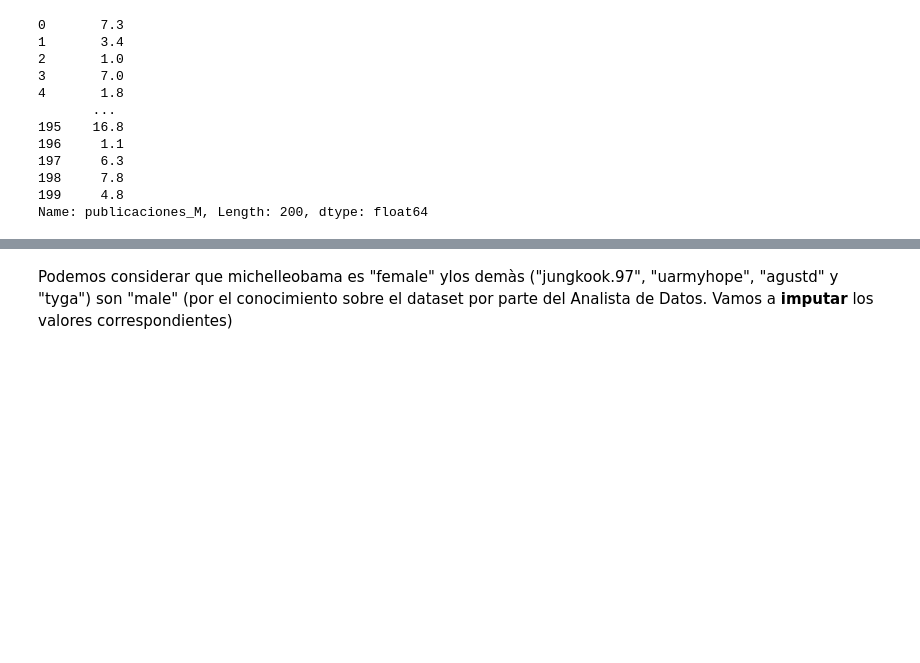
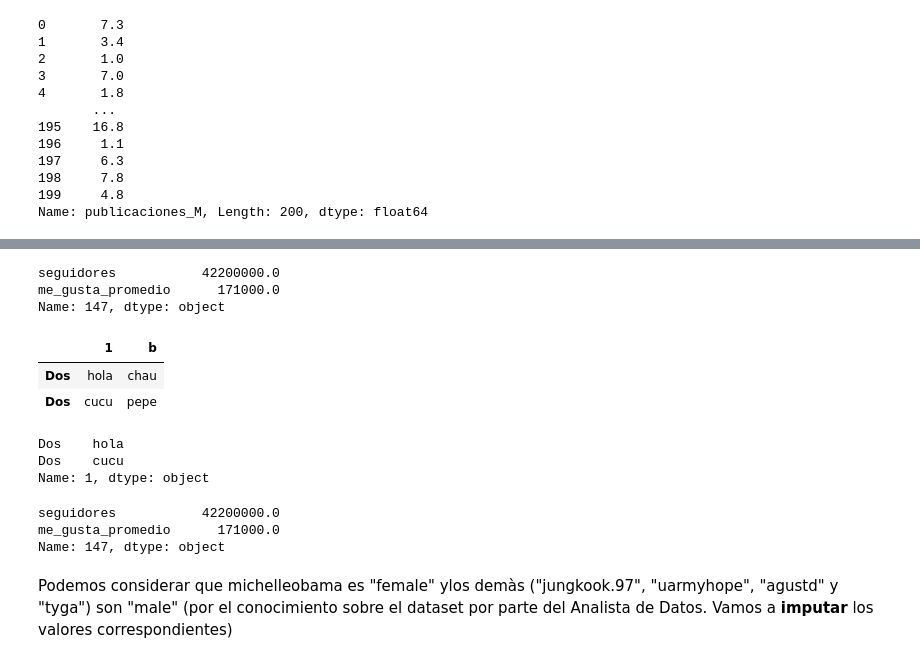
Before and after one commit to IonatanPerez/Aprender_Programando_2023, a Jupyter notebook: Clase_a_Clase/Clase 9 - 05-06-23/Repaso Proyecto Datos.ipynb, the cells around one changed output, grey strips where cells are left out. Saved outputs shown, nothing was run; the diff lists cells and outputs as text; code cells hidden in the pictures; blank space fills up the shorter version.

```diff
--- a/Clase_a_Clase/Clase 9 - 05-06-23/Repaso Proyecto Datos.ipynb
+++ b/Clase_a_Clase/Clase 9 - 05-06-23/Repaso Proyecto Datos.ipynb
@@ -236,3 +327,31 @@ data[mask_nulo_descripcion]
+# %%
+data.loc[147,'seguidores':"me_gusta_promedio"]
+# %% [output]
+seguidores           42200000.0
+me_gusta_promedio      171000.0
+Name: 147, dtype: object
+# %%
+ejemplo = pd.DataFrame([{1:'hola','b':'chau'},{1:'cucu','b':'pepe'}])
+# %%
+ejemplo.index = ['Dos','Dos']
+# %%
+ejemplo
+# %% [output]
+|  | 1 | b |
+| Dos | hola | chau |
+| Dos | cucu | pepe |
+# %%
+ejemplo.loc['Dos',1]
+# %% [output]
+Dos    hola
+Dos    cucu
+Name: 1, dtype: object
+# %%
+data.iloc[147,5:7]
+# %% [output]
+seguidores           42200000.0
+me_gusta_promedio      171000.0
+Name: 147, dtype: object
 # %% [markdown]
 Podemos considerar que michelleobama es "female" ylos demàs ("jungkook.97", "uarmyhope", "agustd" y "tyga") son "male" (por el conocimiento sobre el dataset por parte del Analista de Datos. Vamos a **imputar** los valores correspondientes)
 # %%
```
Also changed, not shown: parts of 27 cells of this notebook, 22 other files.
